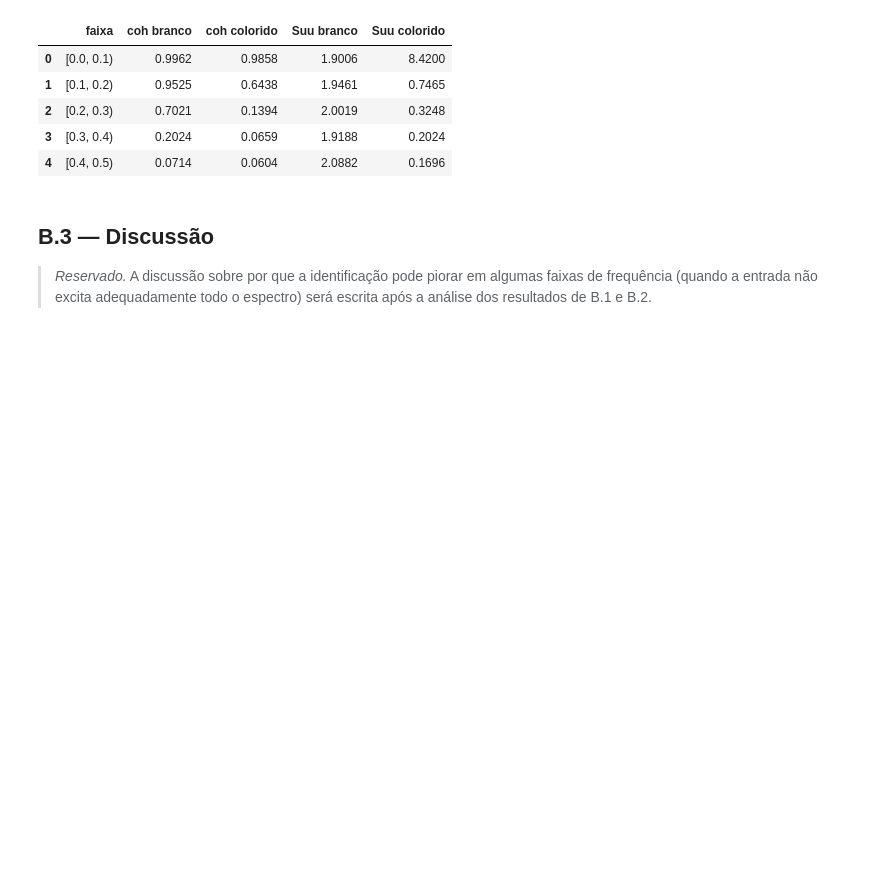
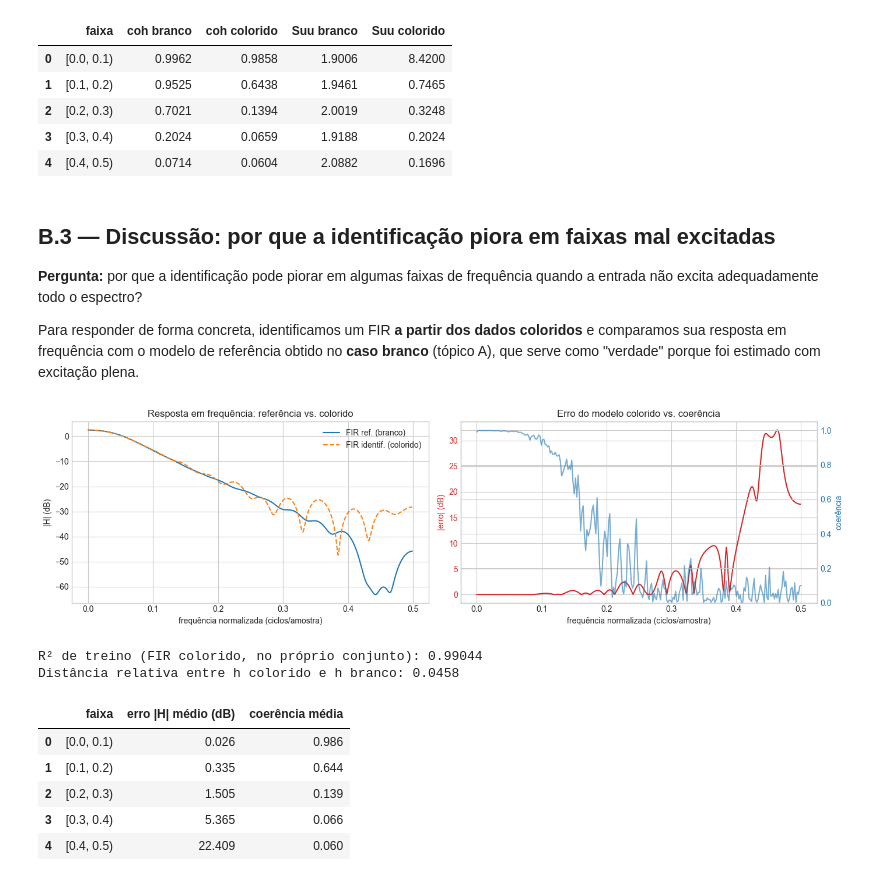
Before and after one commit to Jakson-Almeida/stochastic_processes, a Jupyter notebook: notebooks/resolucao_trabalho.ipynb, the cells around one changed output. Drawn from its saved outputs; the diff is of its cells as text; code cells hidden in the pictures; blank space fills up the shorter version.

```diff
--- a/notebooks/resolucao_trabalho.ipynb
+++ b/notebooks/resolucao_trabalho.ipynb
@@ -687,8 +687,70 @@ pd.DataFrame(rows).round(4)
 | 3 | [0.3, 0.4) | 0.2024 | 0.0659 | 1.9188 | 0.2024 |
 | 4 | [0.4, 0.5) | 0.0714 | 0.0604 | 2.0882 | 0.1696 |
 # %% [markdown]
-## B.3 — Discussão
+## B.3 — Discussão: por que a identificação piora em faixas mal excitadas
 
-> *Reservado.* A discussão sobre por que a identificação pode piorar em algumas
-> faixas de frequência (quando a entrada não excita adequadamente todo o espectro)
-> será escrita após a análise dos resultados de B.1 e B.2.
+**Pergunta:** por que a identificação pode piorar em algumas faixas de frequência quando
+a entrada não excita adequadamente todo o espectro?
+
+Para responder de forma concreta, identificamos um FIR **a partir dos dados coloridos**
+e comparamos sua resposta em frequência com o modelo de referência obtido no **caso
+branco** (tópico A), que serve como "verdade" porque foi estimado com excitação plena.
+# %%
+# FIR identificado a partir dos dados COLORIDOS (mesma ordem M do tópico A)
+h_fir_b, _, r2_b_train = fit_eval_skip(u_b, y_b, M)
+
+# h_fir (tópico A) é o modelo de referência, estimado com entrada branca
+w_ref, H_ref = signal.freqz(h_fir, worN=512, fs=FS)
+w_col, H_col = signal.freqz(h_fir_b, worN=512, fs=FS)
+
+err_db = 20 * np.log10(np.abs(H_col)) - 20 * np.log10(np.abs(H_ref))
+
+fig, axes = plt.subplots(1, 2, figsize=(14, 4))
+# Resposta em frequência: referência (branco) vs identificada (colorido)
+axes[0].plot(w_ref, 20 * np.log10(np.abs(H_ref)), label="FIR ref. (branco)", lw=1.5)
+axes[0].plot(w_col, 20 * np.log10(np.abs(H_col)), label="FIR identif. (colorido)", ls="--")
+axes[0].set_title("Resposta em frequência: referência vs. colorido")
+axes[0].set_xlabel("frequência normalizada (ciclos/amostra)")
+axes[0].set_ylabel("|H| (dB)")
+axes[0].legend()
+# Erro de módulo + coerência sobreposta
+ax2 = axes[1]
+ax2.plot(w_col, np.abs(err_db), color="C3", label="|erro de módulo| (dB)")
+ax2.set_xlabel("frequência normalizada (ciclos/amostra)")
+ax2.set_ylabel("|erro| (dB)", color="C3")
+ax2.tick_params(axis="y", labelcolor="C3")
+ax2.set_title("Erro do modelo colorido vs. coerência")
+ax2b = ax2.twinx()
+ax2b.plot(f_coh_b, coh_b, color="C0", alpha=0.6, label="coerência")
+ax2b.set_ylabel("coerência", color="C0")
+ax2b.tick_params(axis="y", labelcolor="C0")
+ax2b.set_ylim(0, 1.05)
+plt.tight_layout()
+plt.show()
+
+# Erro de |H| por faixa de frequência
+rows = []
+for lo, hi in bands:
+    m = (w_col >= lo) & (w_col < hi)
+    mc = (f_coh_b >= lo) & (f_coh_b < hi)
+    rows.append(
+        {
+            "faixa": f"[{lo:.1f}, {hi:.1f})",
+            "erro |H| médio (dB)": np.mean(np.abs(err_db[m])),
+            "coerência média": coh_b[mc].mean(),
+        }
+    )
+print(f"R² de treino (FIR colorido, no próprio conjunto): {r2_b_train:.5f}")
+print(f"Distância relativa entre h colorido e h branco: "
+      f"{np.linalg.norm(h_fir_b - h_fir) / np.linalg.norm(h_fir):.4f}")
+pd.DataFrame(rows).round(3)
+# %% [output]
+[figure, added]
+R² de treino (FIR colorido, no próprio conjunto): 0.99044
+Distância relativa entre h colorido e h branco: 0.0458
+|  | faixa | erro |H| médio (dB) | coerência média |
+| 0 | [0.0, 0.1) | 0.026 | 0.986 |
+| 1 | [0.1, 0.2) | 0.335 | 0.644 |
+| 2 | [0.2, 0.3) | 1.505 | 0.139 |
+| 3 | [0.3, 0.4) | 5.365 | 0.066 |
+| 4 | [0.4, 0.5) | 22.409 | 0.060 |
```
Also changed, not shown: parts of 2 cells of this notebook.
